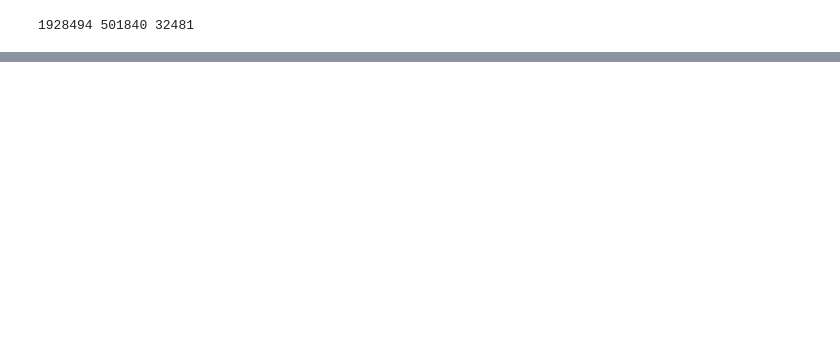
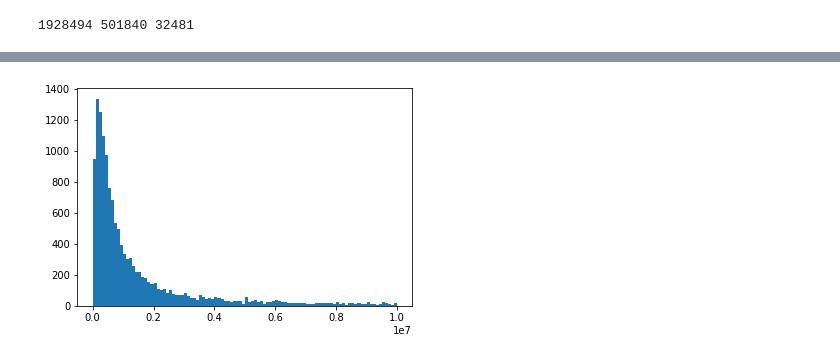
Before and after one commit to sidetrackedmind/HardWorkingPandas, a Jupyter notebook: Pandas Journey.ipynb, the cells around one changed output, grey strips where cells are left out. Cells and saved outputs as stored; diff of their text form; code cells hidden in the pictures; blank space fills up the shorter version.

```diff
--- a/Pandas Journey.ipynb
+++ b/Pandas Journey.ipynb
@@ -171,0 +141,2 @@ KeyboardInterrupt:
+# %%
+final_df_comres['Year'] = final_df_comres['DocumentDate'].dt.year
@@ -171,0 +149,2 @@ KeyboardInterrupt:
+# %%
+final_df_comres['Year'] = pd.to_datetime(final_df_comres['Year'])
@@ -171,0 +157,4 @@ KeyboardInterrupt:
+# %%
+final_comm = final_df_comres[final_df_comres['Comm_or_Res_x'] == 'Comm']
+# %%
+final_comm_nozero = final_comm.loc[(final_comm['SalePrice'] != 0)]
@@ -171,0 +190,6 @@ KeyboardInterrupt:
+# %%
+sale_com = final_comm_nozero[final_comm_nozero['SalePrice'] > 10000]
+plt.hist(sale_com['SalePrice'], bins=100, range= (0,10000000))
+plt.show()
+# %% [output]
+[figure, added]
```
Also changed, not shown: parts of 12 cells of this notebook.
